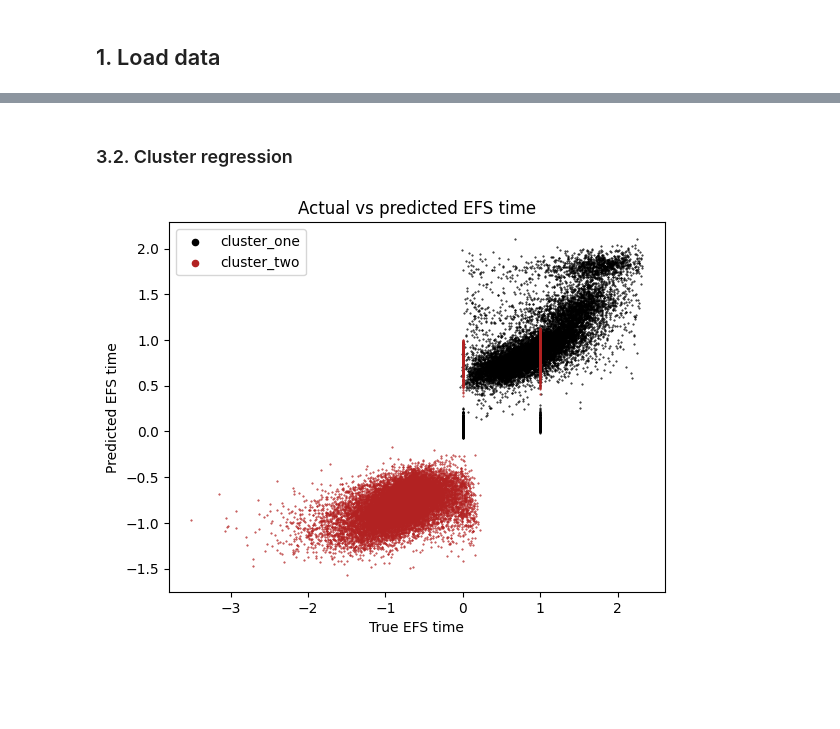
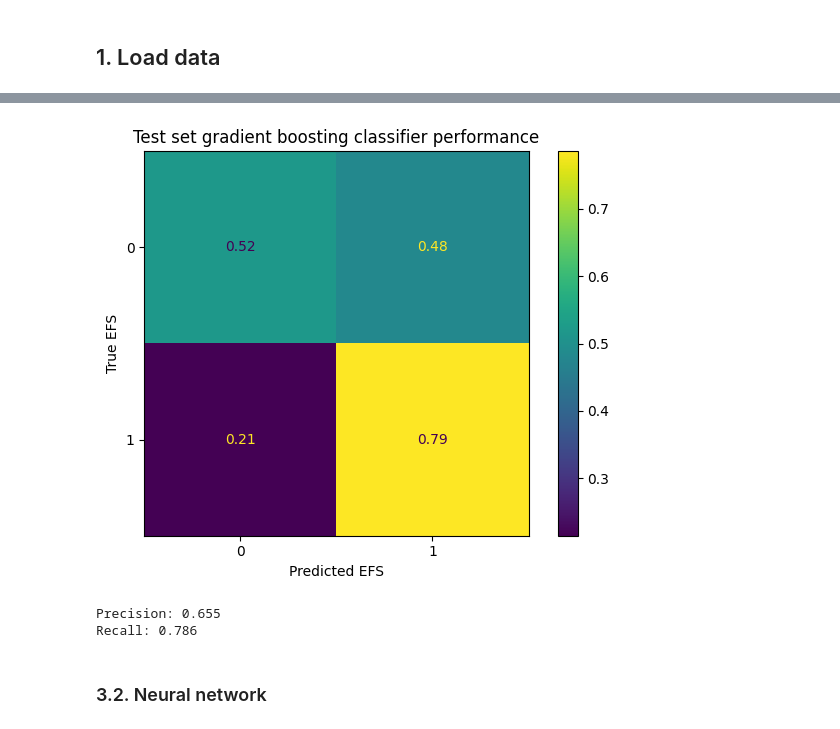
Before and after one commit to gperdrizet/HSCT_survival, a Jupyter notebook: notebooks/02.2-feature_engineering_clustering.ipynb, the cells around one changed output, grey strips where cells are left out. Cells and saved outputs as stored; diff of their text form; code cells hidden in the pictures; blank space fills up the shorter version.

```diff
--- a/notebooks/02.2-feature_engineering_clustering.ipynb
+++ b/notebooks/02.2-feature_engineering_clustering.ipynb
@@ -52,0 +60,5 @@ predictions_df=pd.DataFrame.from_dict({
+# %%
+training, testing=train_test_split(data_df, test_size=0.33, random_state=315)
+
+training_df=pd.DataFrame(training, columns=data_df.columns)
+testing_df=pd.DataFrame(testing, columns=data_df.columns)
@@ -152,26 +180,30 @@ clustered_labels={
+# %%
+if retrain_tree == True:
+    tree_model=GradientBoostingClassifier(random_state=315)
+    tree_model.fit(training_features_df, training_labels_df['efs'])
+
+    predictions=tree_model.predict(testing_features_df)
+
+    # Calculate precision and recall
+    precision=precision_score(testing_labels_df['efs'], predictions)
+    recall=recall_score(testing_labels_df['efs'], predictions)
+
+    # Plot the confusion matrix
+    cm=confusion_matrix(testing_labels_df['efs'], predictions, normalize='true')
+    cm_disp=ConfusionMatrixDisplay(confusion_matrix=cm)#, display_labels=['0', 'EFS 1'])
+    _=cm_disp.plot()
+
+    plt.title('Test set gradient boosting classifier performance')
+    plt.xlabel('Predicted EFS')
+    plt.ylabel('True EFS')
+    plt.tight_layout()
+    plt.show()
+
+    print(f'Precision: {precision:.3f}')
+    print(f'Recall: {recall:.3f}\n')
+# %% [output]
+[figure, added]
+Precision: 0.655
+Recall: 0.786
 # %% [markdown]
-### 3.2. Cluster regression
+### 3.2. Neural network
-# %%
-models={
-    'cluster_one': LinearRegression(),
-    'cluster_two': LinearRegression()
-}
-
-predictions={}
-
-for cluster in clustered_features.keys():
-    models[cluster].fit(clustered_features[cluster], clustered_labels[cluster])
-    predictions[cluster]=models[cluster].predict(clustered_features[cluster])
-
-plt.title('Actual vs predicted EFS time')
-colors=['black','firebrick']
-
-for cluster, color in zip(clustered_features.keys(), colors):
-    plt.scatter(clustered_labels[cluster], predictions[cluster], s=0.2, label=cluster, color=color)
-
-plt.xlabel('True EFS time')
-plt.ylabel('Predicted EFS time')
-plt.legend(loc='best', markerscale=10)
-plt.show()
-# %% [output]
-[figure, removed]
```
Also changed, not shown: parts of 28 cells of this notebook.
